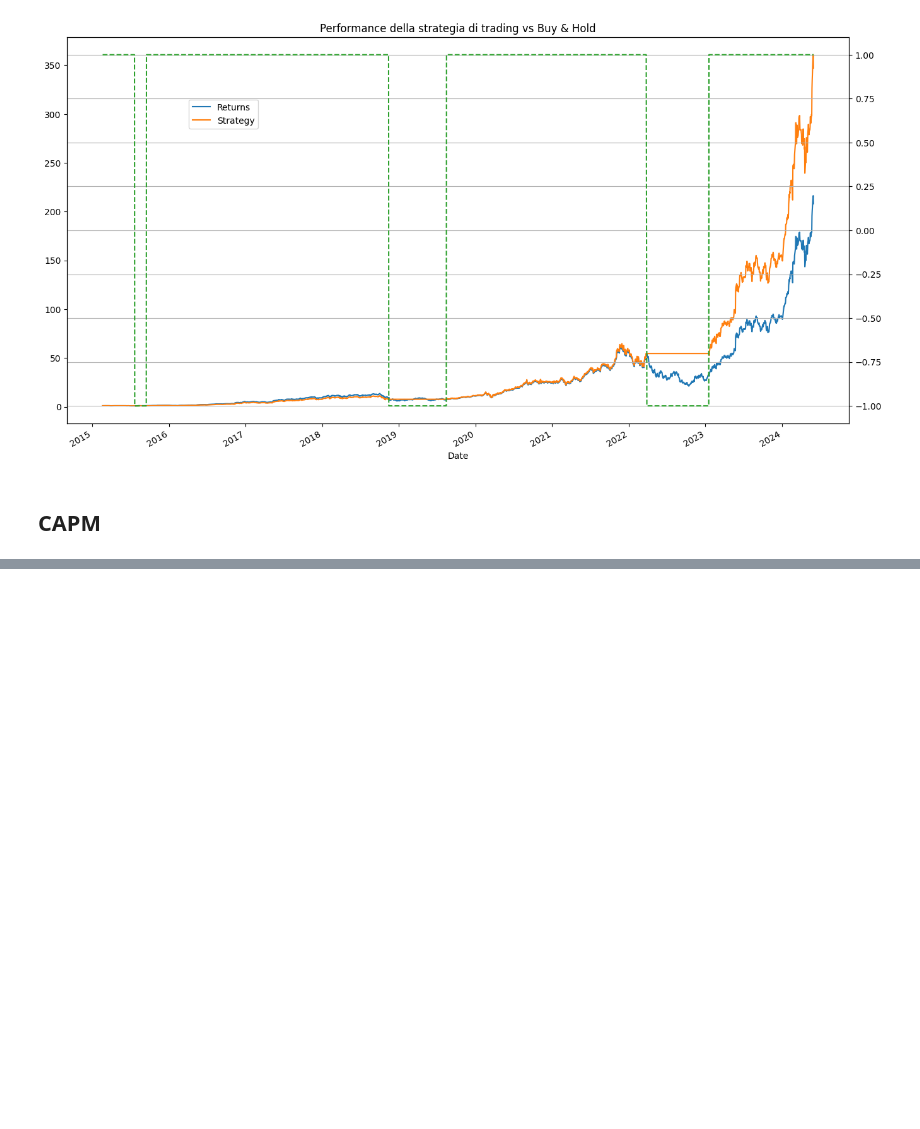
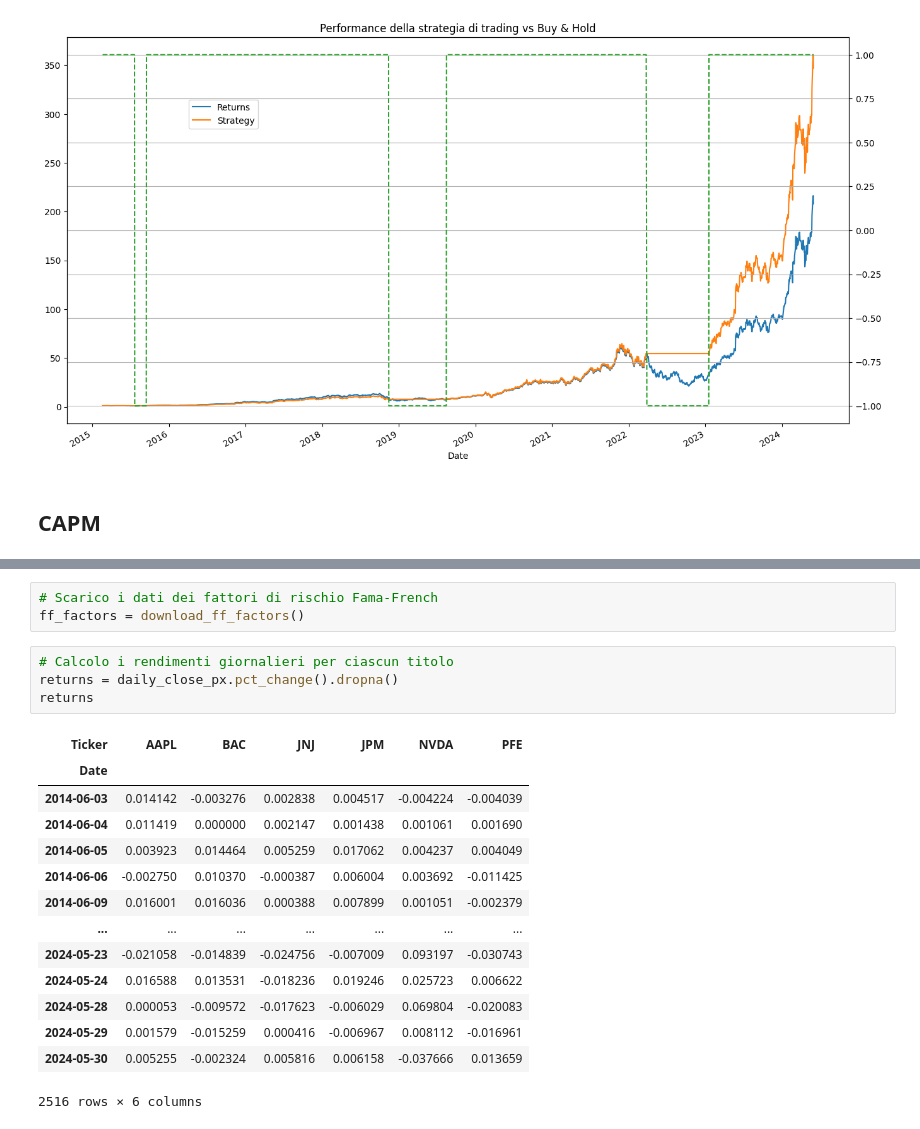
Before and after one commit to PaoloCisly/progetto_bisf, a Jupyter notebook: progetto.ipynb, the cells around one changed output, grey strips where cells are left out. Saved outputs shown, nothing was run; the diff lists cells and outputs as text; blank space fills up the shorter version.

```diff
--- a/progetto.ipynb
+++ b/progetto.ipynb
@@ -995,0 +1134,22 @@ plt.show()
+# %%
+# Scarico i dati dei fattori di rischio Fama-French
+ff_factors = download_ff_factors()
+# %%
+# Calcolo i rendimenti giornalieri per ciascun titolo
+returns = daily_close_px.pct_change().dropna()
+returns
+# %% [output]
+| Ticker | AAPL | BAC | JNJ | JPM | NVDA | PFE |
+| Date |  |  |  |  |  |  |
+| 2014-06-03 | 0.014142 | -0.003276 | 0.002838 | 0.004517 | -0.004224 | -0.004039 |
+| 2014-06-04 | 0.011419 | 0.000000 | 0.002147 | 0.001438 | 0.001061 | 0.001690 |
+| 2014-06-05 | 0.003923 | 0.014464 | 0.005259 | 0.017062 | 0.004237 | 0.004049 |
+| 2014-06-06 | -0.002750 | 0.010370 | -0.000387 | 0.006004 | 0.003692 | -0.011425 |
+| 2014-06-09 | 0.016001 | 0.016036 | 0.000388 | 0.007899 | 0.001051 | -0.002379 |
+| ... | ... | ... | ... | ... | ... | ... |
+| 2024-05-23 | -0.021058 | -0.014839 | -0.024756 | -0.007009 | 0.093197 | -0.030743 |
+| 2024-05-24 | 0.016588 | 0.013531 | -0.018236 | 0.019246 | 0.025723 | 0.006622 |
+| 2024-05-28 | 0.000053 | -0.009572 | -0.017623 | -0.006029 | 0.069804 | -0.020083 |
+| 2024-05-29 | 0.001579 | -0.015259 | 0.000416 | -0.006967 | 0.008112 | -0.016961 |
+| 2024-05-30 | 0.005255 | -0.002324 | 0.005816 | 0.006158 | -0.037666 | 0.013659 |
+2516 rows × 6 columns
```
Also changed, not shown: parts of 56 cells of this notebook, 2 other files.
